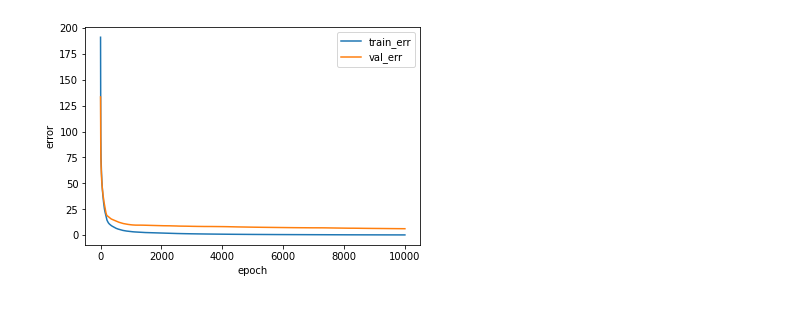
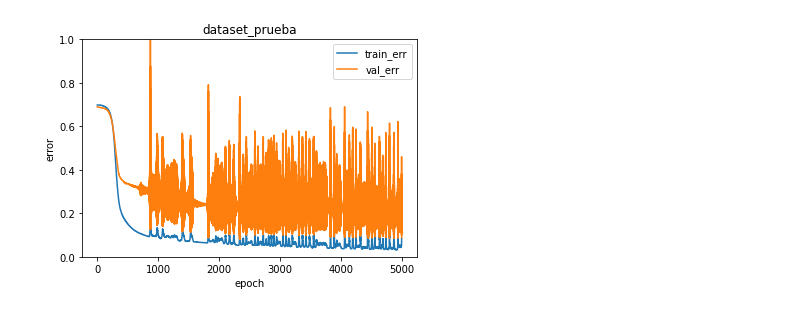
Before and after one commit to Alexandra-SR/AI-Forward, a Jupyter notebook: notebooks/plots.ipynb, the cells around one changed output. Saved outputs shown, nothing was run; the diff lists cells and outputs as text; code cells hidden in the pictures.

```diff
--- a/notebooks/plots.ipynb
+++ b/notebooks/plots.ipynb
@@ -15,13 +37,11 @@ def plotting(arr, labels, title=""):
 # %%
-samples = 50
-err = pd.read_csv(f"../model_{samples}/error.csv")
+err = pd.read_csv(f"../tumores/error.csv")
 err.columns = [ "train_err", "val_err"]
 for col in err.columns:
     err[col] = err[col].astype(float)
 
 err.replace([np.inf, -np.inf], np.nan, inplace=True)
 err.dropna(inplace=True)
+plotting(err.to_numpy(), err.columns, "dataset_prueba", 1)
+# %% [output]
+[figure, added]
-# %%
-plotting(err.to_numpy(), err.columns)
-# %% [output]
-[figure, removed]
```
Also changed, not shown: parts of 3 cells of this notebook, 21 other files.
